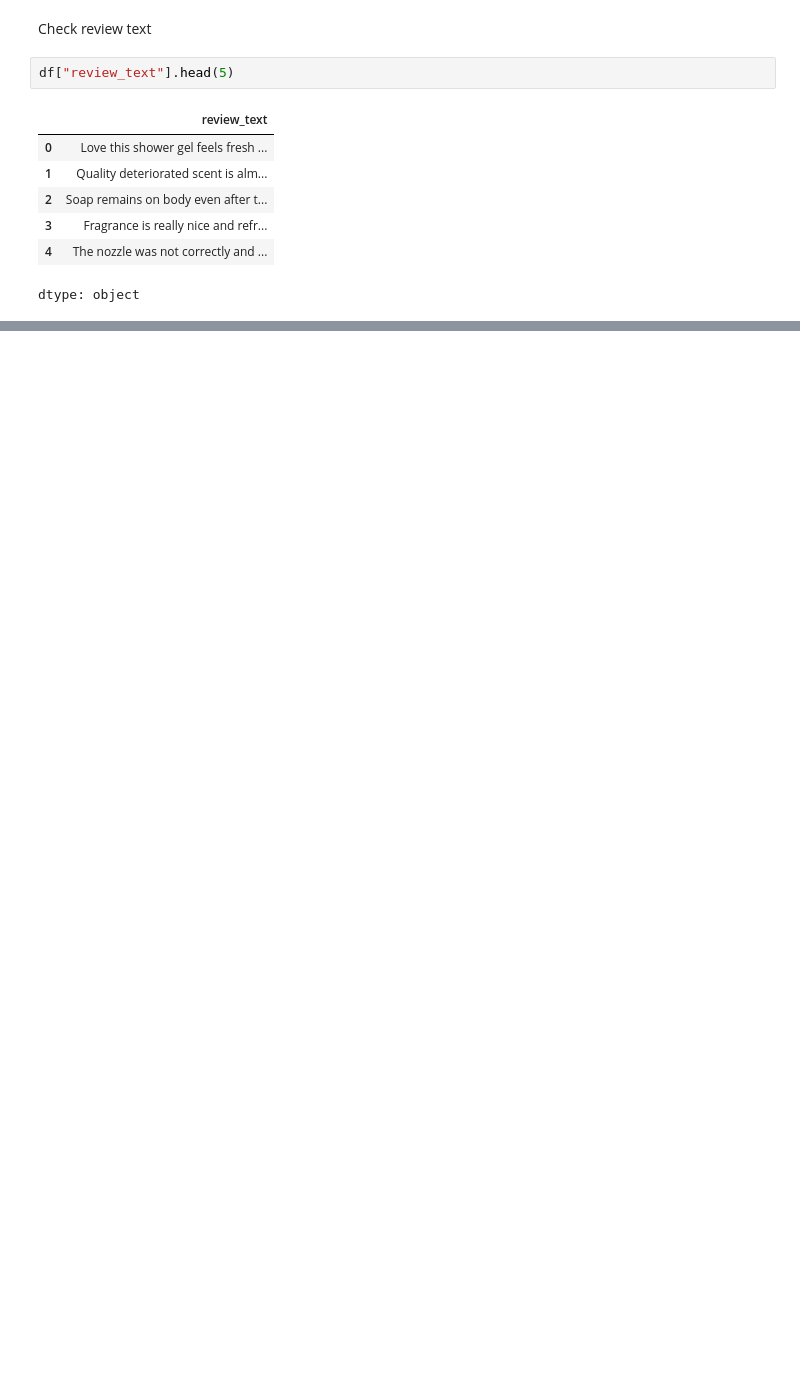
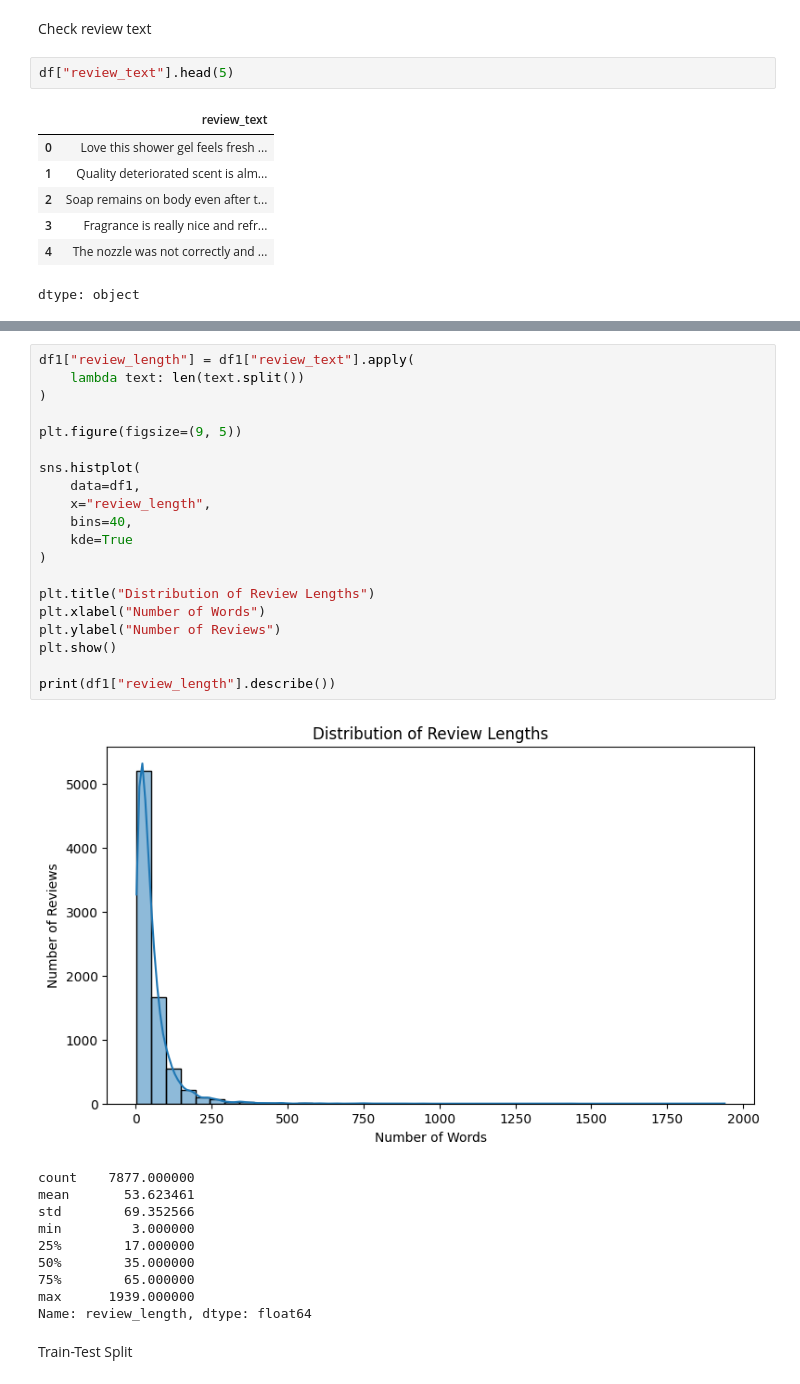
Before and after one commit to pusalaspreetham-code/amazon-review-analyzer, a Jupyter notebook: data_prepocessing/sentiment_preprocessing.ipynb, the cells around one changed output, grey strips where cells are left out. Saved outputs shown, nothing was run; the diff lists cells and outputs as text; blank space fills up the shorter version.

```diff
--- a/data_prepocessing/sentiment_preprocessing.ipynb
+++ b/data_prepocessing/sentiment_preprocessing.ipynb
@@ -541,0 +218,33 @@ weighted avg       0.57      0.56      0.56       300
+# %%
+df1["review_length"] = df1["review_text"].apply(
+    lambda text: len(text.split())
+)
+
+plt.figure(figsize=(9, 5))
+
+sns.histplot(
+    data=df1,
+    x="review_length",
+    bins=40,
+    kde=True
+)
+
+plt.title("Distribution of Review Lengths")
+plt.xlabel("Number of Words")
+plt.ylabel("Number of Reviews")
+plt.show()
+
+print(df1["review_length"].describe())
+# %% [output]
+[figure, added]
+count    7877.000000
+mean       53.623461
+std        69.352566
+min         3.000000
+25%        17.000000
+50%        35.000000
+75%        65.000000
+max      1939.000000
+Name: review_length, dtype: float64
+# %% [markdown]
+Train-Test Split
```
Also changed, not shown: parts of 39 cells of this notebook.
